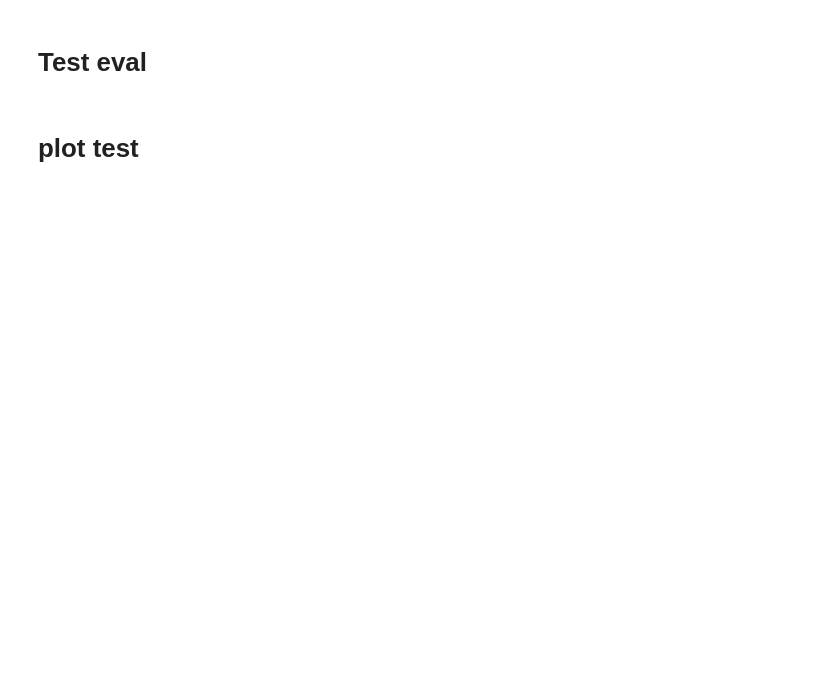
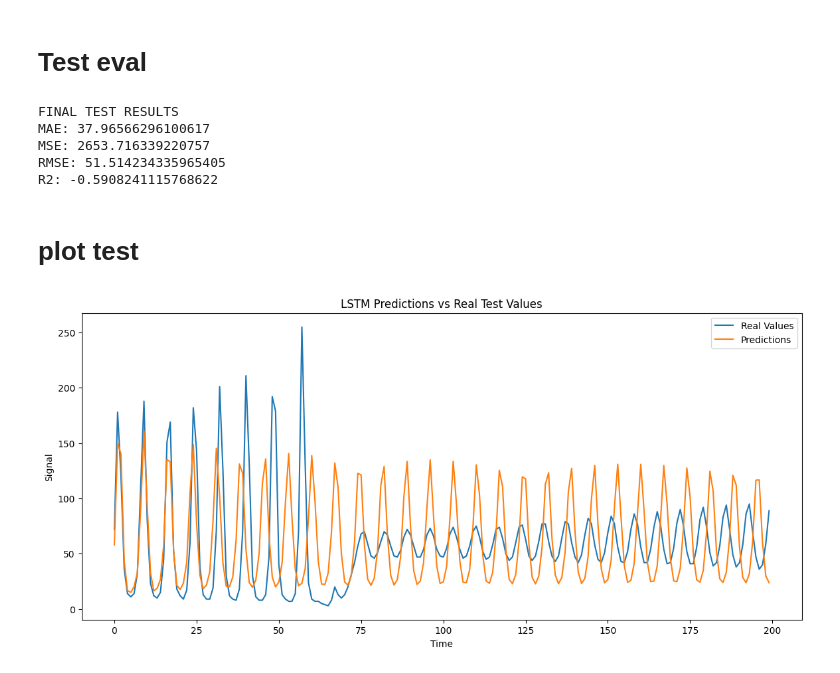
Before and after one commit to Mashu02/DeepLearning_Assignment1, a Jupyter notebook: LSTM.ipynb, the cells around one changed output. Saved outputs shown, nothing was run; the diff lists cells and outputs as text; code cells hidden in the pictures; blank space fills up the shorter version.

Commit message:
lstm

```diff
--- a/LSTM.ipynb
+++ b/LSTM.ipynb
@@ -12,7 +14,7 @@ from torch.utils.data import Dataset, DataLoader
 # %% [markdown]
 # Settings
 # %%
-SEQ_LENGTH = 20
+SEQ_LENGTH = 10
 HIDDEN_SIZE = 64
 NUM_LAYERS = 2
 DROPOUT = 0.2
@@ -173,6 +178,7 @@ for epoch in range(EPOCHS):
         running_train_loss += loss.item()
 
     avg_train_loss = running_train_loss / len(train_loader)
+
 
     model.eval()
 
@@ -209,6 +215,7 @@ for epoch in range(EPOCHS):
 
     if counter >= patience:
         print(f"Early stopping at epoch {epoch+1} with best val loss {best_val_loss:.6f}")
+        TRAINED_EPOCHS = epoch + 1
         break
 
 if best_model_state is not None:
@@ -230,3 +433,6 @@ plt.show()
+# %%
+SEQ_LENGTH = best_result["seq_length"]
+LEARNING_RATE = best_result["learning_rate"]
 # %% [markdown]
 # retraining on full train set
 # %% [markdown]
@@ -254,8 +460,8 @@ final_optimizer = torch.optim.Adam(
 )
 
 # Retrain on ALL train data
-
-for epoch in range(EPOCHS):
+for epoch in range(TRAINED_EPOCHS):
+    print(f"Epoch [{epoch+1}/{TRAINED_EPOCHS}]")
 
     final_model.train()
 
@@ -273,3 +479,7 @@ for epoch in range(EPOCHS):
         loss.backward()
 
         final_optimizer.step()
+
+
+#save model
+torch.save(final_model.state_dict(), "best_final_model.pt")
@@ -297,11 +575,11 @@ y_test_inverse = scaler.inverse_transform(y_test)
 # %%
 mae = mean_absolute_error(
-    y_test_inverse,
+    true_future_inverse,
     predictions_inverse
 )
 
 mse = mean_squared_error(
-    y_test_inverse,
+    true_future_inverse,
     predictions_inverse
 )
 
@@ -309,6 +587,12 @@ print("\nFINAL TEST RESULTS")
 print("MAE:", mae)
 print("MSE:", mse)
 print("RMSE:", np.sqrt(mse))
-print("R2:", 1 - mse / np.var(y_test_inverse))
+print("R2:", 1 - mse / np.var(true_future_inverse))
+# %% [output]
+FINAL TEST RESULTS
+MAE: 37.96566296100617
+MSE: 2653.716339220757
+RMSE: 51.514234335965405
+R2: -0.5908241115768622
 # %% [markdown]
 # plot test
@@ -336,3 +599,26 @@ plt.show()
+# %%
+plt.figure(figsize=(14, 6))
+
+plt.plot(
+    true_future_inverse,
+    label="Real Values"
+)
+
+plt.plot(
+    predictions_inverse,
+    label="Predictions"
+)
+
+plt.title("LSTM Predictions vs Real Test Values")
+
+plt.xlabel("Time")
+plt.ylabel("Signal")
+
+plt.legend()
+
+plt.show()
+# %% [output]
+[figure, added]
 # %%
 plt.figure(figsize=(14, 5))
 
```
Also changed, not shown: parts of 13 cells of this notebook, 1 other file.
